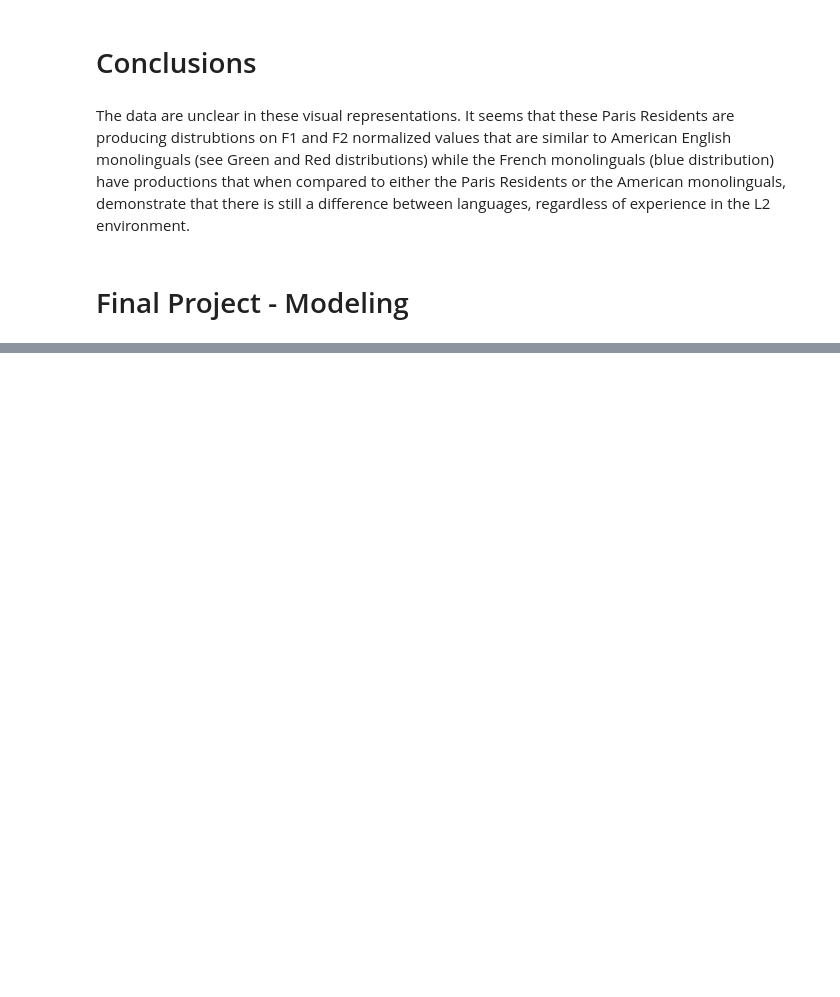
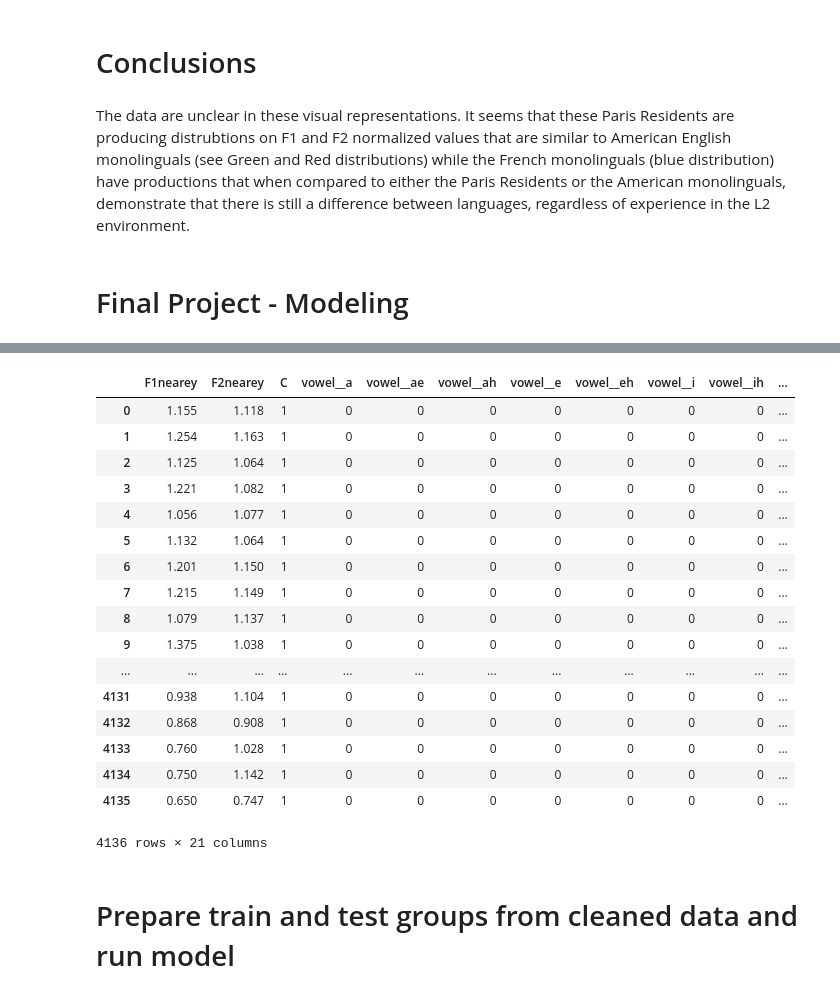
Before and after one commit to benebular/my_hw_repo, a Jupyter notebook: Final Project-Exploratory Analysis and Modeling.ipynb, the cells around one changed output, grey strips where cells are left out. Saved outputs shown, nothing was run; the diff lists cells and outputs as text; code cells hidden in the pictures; blank space fills up the shorter version.

Commit message:
Final Modeling Complete

```diff
--- a/Final Project-Exploratory Analysis and Modeling.ipynb
+++ b/Final Project-Exploratory Analysis and Modeling.ipynb
@@ -453,6 +453,8 @@ The data are unclear in these visual representations. It seems that these Paris
 # %%
 # Dummy Variables, PR = Paris Resident
 # data['PR'] = df['Group'].map({'C': 1, 'A': 0, 'B': 0, 'D': 0})
-data = data.join(pd.get_dummies(df['Group']))
+data = data.join(pd.get_dummies(data['Group']))
+data = data.join(pd.get_dummies(data['Phoneme'], drop_first=True, prefix='vowel_'))
+data.set_index(['Subject'])
 data
 # %% [output]
@@ -459,0 +489,24 @@ ValueError: columns overlap but no suffix specified: Index([u'A', u'B', u'C', u'
+# %%
+data_ready = data.loc[:, ['F1nearey', 'F2nearey', 'C', 'vowel__a', 'vowel__ae', 'vowel__ah', 'vowel__e', 'vowel__eh', 'vowel__i', 'vowel__ih', 'vowel__ij', 'vowel__o', 'vowel__o1', 'vowel__oU', 'vowel__oe', 'vowel__oh', 'vowel__oo', 'vowel__u', 'vowel__uh', 'vowel__uw', 'vowel__y']]
+data_ready
+# %% [output]
+|  | F1nearey | F2nearey | C | vowel__a | vowel__ae | vowel__ah | vowel__e | vowel__eh | vowel__i | vowel__ih | ... |
+| 0 | 1.155 | 1.118 | 1 | 0 | 0 | 0 | 0 | 0 | 0 | 0 | ... |
+| 1 | 1.254 | 1.163 | 1 | 0 | 0 | 0 | 0 | 0 | 0 | 0 | ... |
+| 2 | 1.125 | 1.064 | 1 | 0 | 0 | 0 | 0 | 0 | 0 | 0 | ... |
+| 3 | 1.221 | 1.082 | 1 | 0 | 0 | 0 | 0 | 0 | 0 | 0 | ... |
+| 4 | 1.056 | 1.077 | 1 | 0 | 0 | 0 | 0 | 0 | 0 | 0 | ... |
+| 5 | 1.132 | 1.064 | 1 | 0 | 0 | 0 | 0 | 0 | 0 | 0 | ... |
+| 6 | 1.201 | 1.150 | 1 | 0 | 0 | 0 | 0 | 0 | 0 | 0 | ... |
+| 7 | 1.215 | 1.149 | 1 | 0 | 0 | 0 | 0 | 0 | 0 | 0 | ... |
+| 8 | 1.079 | 1.137 | 1 | 0 | 0 | 0 | 0 | 0 | 0 | 0 | ... |
+| 9 | 1.375 | 1.038 | 1 | 0 | 0 | 0 | 0 | 0 | 0 | 0 | ... |
+| ... | ... | ... | ... | ... | ... | ... | ... | ... | ... | ... | ... |
+| 4131 | 0.938 | 1.104 | 1 | 0 | 0 | 0 | 0 | 0 | 0 | 0 | ... |
+| 4132 | 0.868 | 0.908 | 1 | 0 | 0 | 0 | 0 | 0 | 0 | 0 | ... |
+| 4133 | 0.760 | 1.028 | 1 | 0 | 0 | 0 | 0 | 0 | 0 | 0 | ... |
+| 4134 | 0.750 | 1.142 | 1 | 0 | 0 | 0 | 0 | 0 | 0 | 0 | ... |
+| 4135 | 0.650 | 0.747 | 1 | 0 | 0 | 0 | 0 | 0 | 0 | 0 | ... |
+4136 rows × 21 columns
+# %% [markdown]
+# Prepare train and test groups from cleaned data and run model
```
Also changed, not shown: parts of 21 cells of this notebook.
